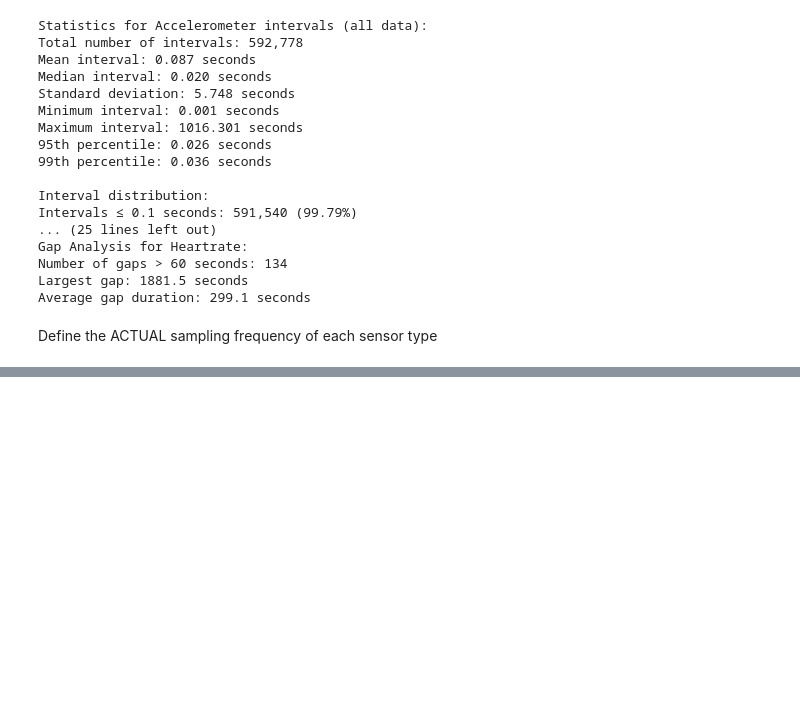
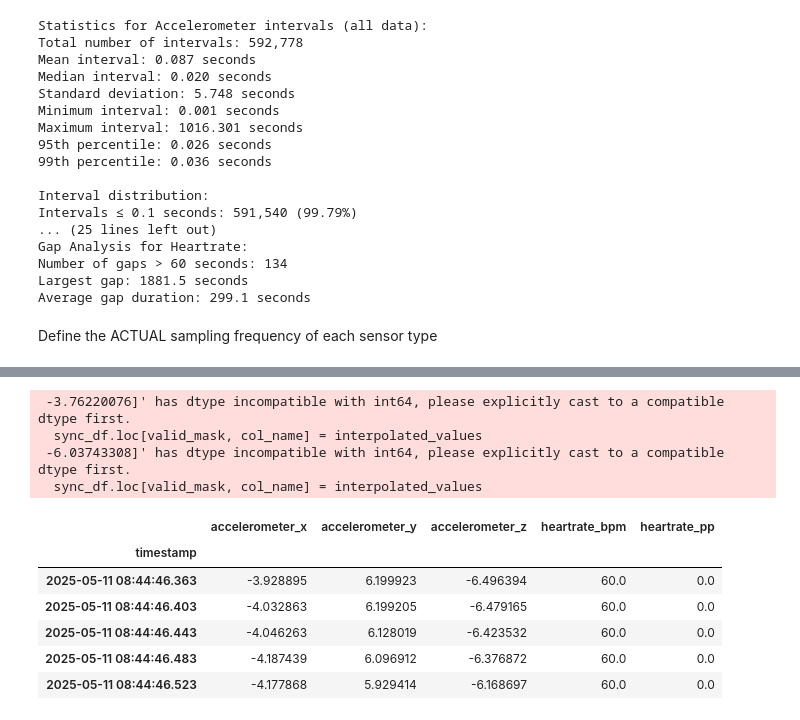
Before and after one commit to MariaInesRibeiro98/GameBus-HealthBehaviorMining, a Jupyter notebook: notebooks/05_data_query.ipynb, the cells around one changed output, grey strips where cells are left out. Drawn from its saved outputs; the diff is of its cells as text; code cells hidden in the pictures; blank space fills up the shorter version.

```diff
--- a/notebooks/05_data_query.ipynb
+++ b/notebooks/05_data_query.ipynb
@@ -194,0 +283,15 @@ hr_sample_f = 1/hr_intervals.median()
+# %%
+sync_df = sensor_abstraction.synchronize_sensors(sampling_freq=25, max_gap_seconds=10.0)
+sync_df.head()
+# %% [output]
+ -3.76220076]' has dtype incompatible with int64, please explicitly cast to a compatible dtype first.
+  sync_df.loc[valid_mask, col_name] = interpolated_values
+ -6.03743308]' has dtype incompatible with int64, please explicitly cast to a compatible dtype first.
+  sync_df.loc[valid_mask, col_name] = interpolated_values
+|  | accelerometer_x | accelerometer_y | accelerometer_z | heartrate_bpm | heartrate_pp |
+| timestamp |  |  |  |  |  |
+| 2025-05-11 08:44:46.363 | -3.928895 | 6.199923 | -6.496394 | 60.0 | 0.0 |
+| 2025-05-11 08:44:46.403 | -4.032863 | 6.199205 | -6.479165 | 60.0 | 0.0 |
+| 2025-05-11 08:44:46.443 | -4.046263 | 6.128019 | -6.423532 | 60.0 | 0.0 |
+| 2025-05-11 08:44:46.483 | -4.187439 | 6.096912 | -6.376872 | 60.0 | 0.0 |
+| 2025-05-11 08:44:46.523 | -4.177868 | 5.929414 | -6.168697 | 60.0 | 0.0 |
```
Also changed, not shown: parts of 13 cells of this notebook, 2 other files.
